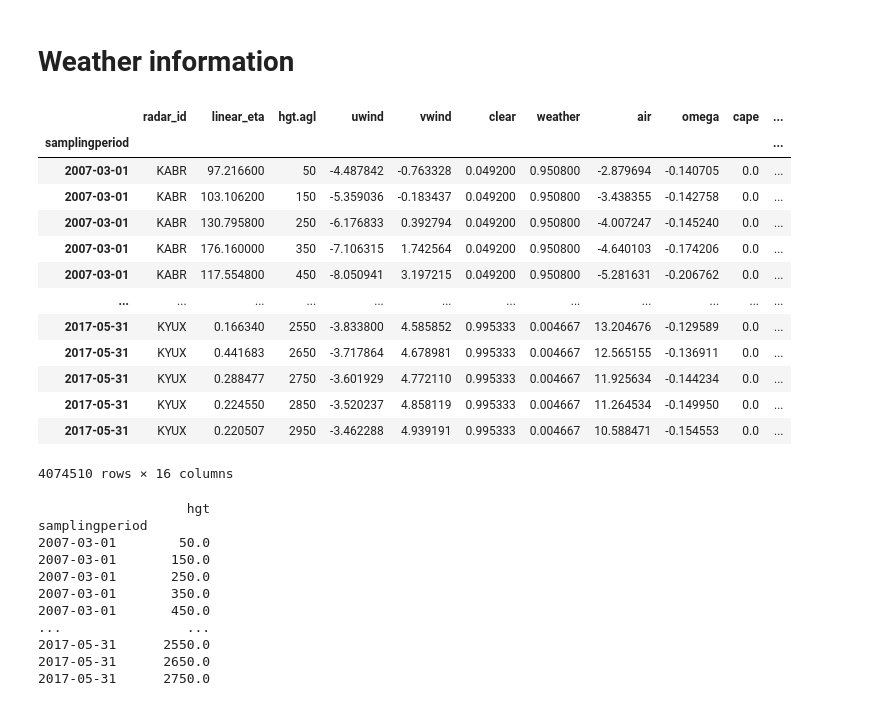
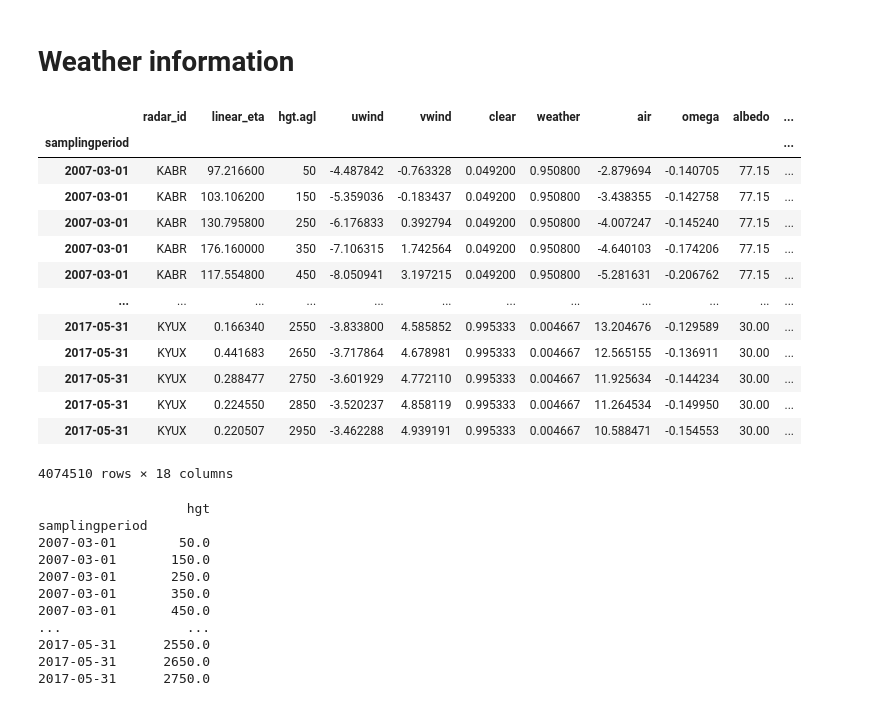
Before and after one commit to tonglinyan/animal_trajectory_prediction, a Jupyter notebook: Birds/code/bird_data_processing.ipynb, the cells around one changed output. Drawn from its saved outputs; the diff is of its cells as text; code cells hidden in the pictures.

```diff
--- a/Birds/code/bird_data_processing.ipynb
+++ b/Birds/code/bird_data_processing.ipynb
@@ -315,40 +291,42 @@ data = pd.read_csv('../dataset/radar_narr_combine1.csv')
 # %%
 col_w = ['samplingperiod',
          'radar_id','linear_eta',
          'hgt.agl',
          'uwind',
          'vwind',
          'clear',
          'weather',
          'air',
          'omega',
+         'albedo',
          'cape',
          'pressure.sfc',
          'relative.humidity',
          'total.cloud.cover',
          'visibility',
          'acc.total.precip',
-         'msl.pressure']
+         'msl.pressure',
+         'snow.cover']
 data_w = data[col_w]
 data_w.reset_index(drop = True, inplace = True)
 info_w = data_w.set_index(['samplingperiod'], inplace = False)
 info_w.to_csv('../dataset/data_w.csv', index = True)
 info_w
 # %% [output]
-|  | radar_id | linear_eta | hgt.agl | uwind | vwind | clear | weather | air | omega | cape | ... |
+|  | radar_id | linear_eta | hgt.agl | uwind | vwind | clear | weather | air | omega | albedo | ... |
 | samplingperiod |  |  |  |  |  |  |  |  |  |  | ... |
-| 2007-03-01 | KABR | 97.216600 | 50 | -4.487842 | -0.763328 | 0.049200 | 0.950800 | -2.879694 | -0.140705 | 0.0 | ... |
-| 2007-03-01 | KABR | 103.106200 | 150 | -5.359036 | -0.183437 | 0.049200 | 0.950800 | -3.438355 | -0.142758 | 0.0 | ... |
-| 2007-03-01 | KABR | 130.795800 | 250 | -6.176833 | 0.392794 | 0.049200 | 0.950800 | -4.007247 | -0.145240 | 0.0 | ... |
-| 2007-03-01 | KABR | 176.160000 | 350 | -7.106315 | 1.742564 | 0.049200 | 0.950800 | -4.640103 | -0.174206 | 0.0 | ... |
-| 2007-03-01 | KABR | 117.554800 | 450 | -8.050941 | 3.197215 | 0.049200 | 0.950800 | -5.281631 | -0.206762 | 0.0 | ... |
+| 2007-03-01 | KABR | 97.216600 | 50 | -4.487842 | -0.763328 | 0.049200 | 0.950800 | -2.879694 | -0.140705 | 77.15 | ... |
+| 2007-03-01 | KABR | 103.106200 | 150 | -5.359036 | -0.183437 | 0.049200 | 0.950800 | -3.438355 | -0.142758 | 77.15 | ... |
+| 2007-03-01 | KABR | 130.795800 | 250 | -6.176833 | 0.392794 | 0.049200 | 0.950800 | -4.007247 | -0.145240 | 77.15 | ... |
+| 2007-03-01 | KABR | 176.160000 | 350 | -7.106315 | 1.742564 | 0.049200 | 0.950800 | -4.640103 | -0.174206 | 77.15 | ... |
+| 2007-03-01 | KABR | 117.554800 | 450 | -8.050941 | 3.197215 | 0.049200 | 0.950800 | -5.281631 | -0.206762 | 77.15 | ... |
 | ... | ... | ... | ... | ... | ... | ... | ... | ... | ... | ... | ... |
-| 2017-05-31 | KYUX | 0.166340 | 2550 | -3.833800 | 4.585852 | 0.995333 | 0.004667 | 13.204676 | -0.129589 | 0.0 | ... |
-| 2017-05-31 | KYUX | 0.441683 | 2650 | -3.717864 | 4.678981 | 0.995333 | 0.004667 | 12.565155 | -0.136911 | 0.0 | ... |
-| 2017-05-31 | KYUX | 0.288477 | 2750 | -3.601929 | 4.772110 | 0.995333 | 0.004667 | 11.925634 | -0.144234 | 0.0 | ... |
-| 2017-05-31 | KYUX | 0.224550 | 2850 | -3.520237 | 4.858119 | 0.995333 | 0.004667 | 11.264534 | -0.149950 | 0.0 | ... |
-| 2017-05-31 | KYUX | 0.220507 | 2950 | -3.462288 | 4.939191 | 0.995333 | 0.004667 | 10.588471 | -0.154553 | 0.0 | ... |
+| 2017-05-31 | KYUX | 0.166340 | 2550 | -3.833800 | 4.585852 | 0.995333 | 0.004667 | 13.204676 | -0.129589 | 30.00 | ... |
+| 2017-05-31 | KYUX | 0.441683 | 2650 | -3.717864 | 4.678981 | 0.995333 | 0.004667 | 12.565155 | -0.136911 | 30.00 | ... |
+| 2017-05-31 | KYUX | 0.288477 | 2750 | -3.601929 | 4.772110 | 0.995333 | 0.004667 | 11.925634 | -0.144234 | 30.00 | ... |
+| 2017-05-31 | KYUX | 0.224550 | 2850 | -3.520237 | 4.858119 | 0.995333 | 0.004667 | 11.264534 | -0.149950 | 30.00 | ... |
+| 2017-05-31 | KYUX | 0.220507 | 2950 | -3.462288 | 4.939191 | 0.995333 | 0.004667 | 10.588471 | -0.154553 | 30.00 | ... |
-4074510 rows × 16 columns
+4074510 rows × 18 columns
 # %%
 data_w = pd.read_csv('../dataset/data_w.csv')
 radars = np.unique(data_w['radar_id'])
```
Also changed, not shown: parts of 8 cells of this notebook, 3 other files.
